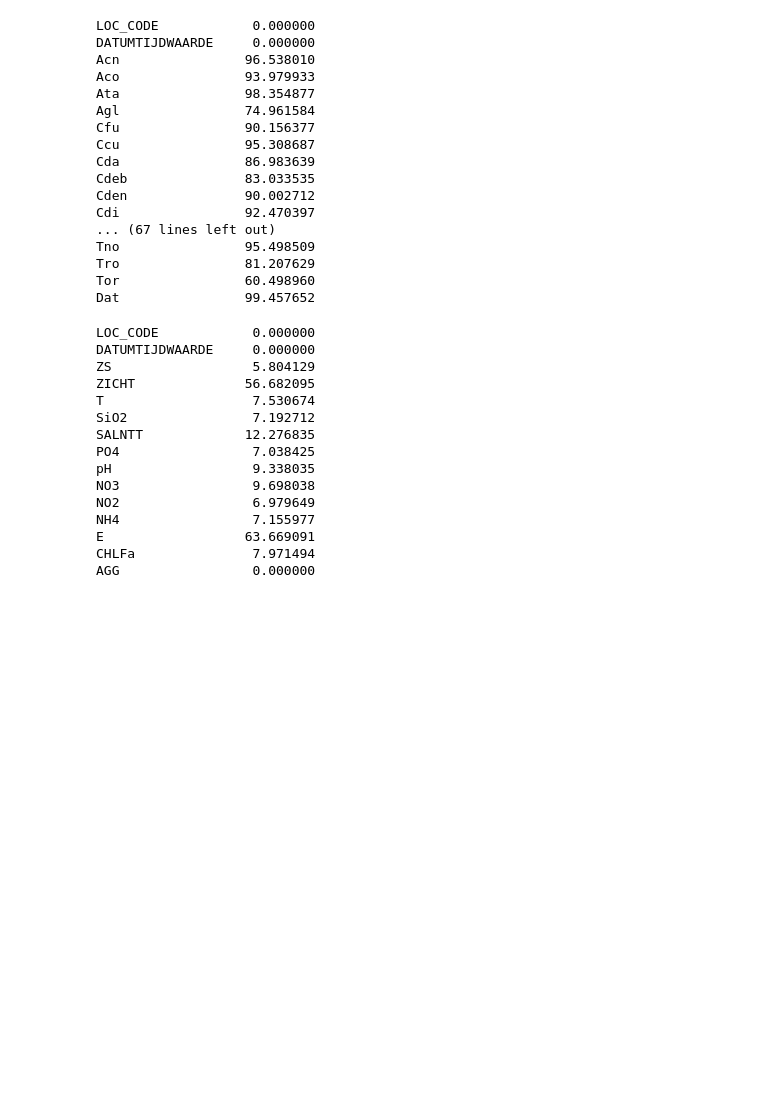
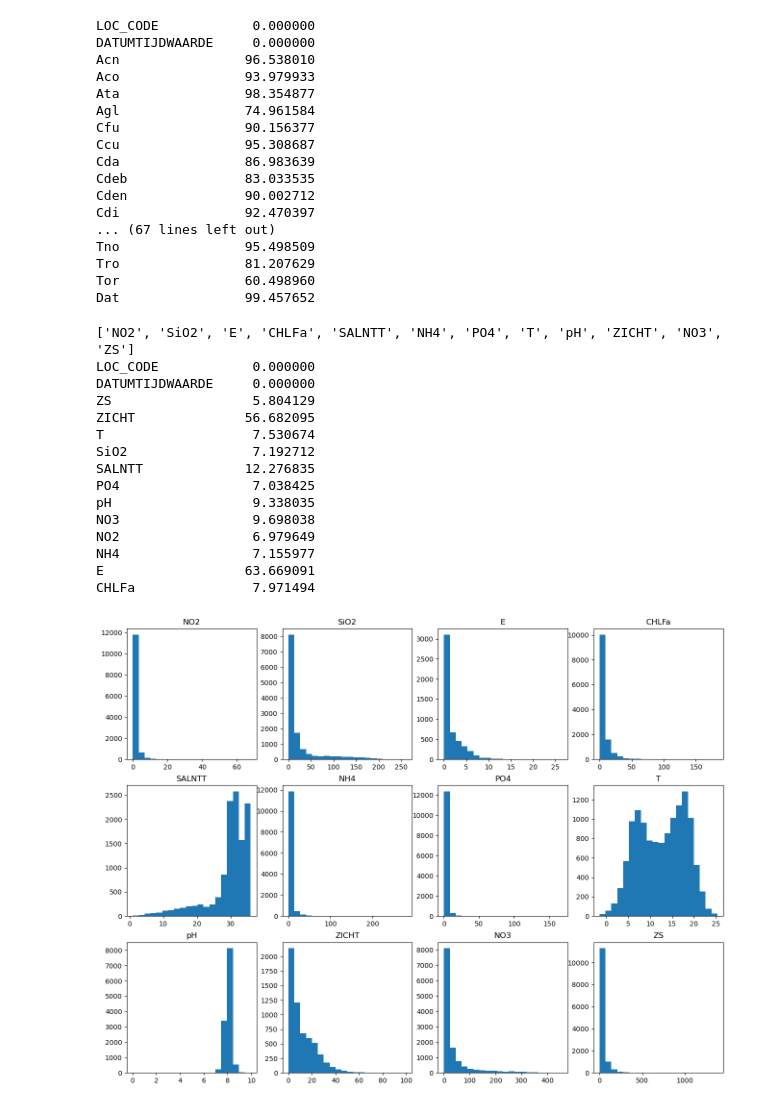
Before and after one commit to JinseiSteven/Phytoplankton-Prediction-Project, a Jupyter notebook: scripts/clustering.ipynb, the cells around one changed output. Cells and saved outputs as stored; diff of their text form; code cells hidden in the pictures; blank space fills up the shorter version.

```diff
--- a/scripts/clustering.ipynb
+++ b/scripts/clustering.ipynb
@@ -22,6 +25,8 @@ biotic_df.head()
 5 rows × 83 columns
 # %%
 abiotic_df = pd.read_excel('../data/ABIO.xlsx', sheet_name='ABIO_AGGREGATED')
+abiotic_df = abiotic_df.drop("AGG", axis=1)
+abiotic_columns = abiotic_df.columns
 abiotic_df.head()
 # %% [output]
 |  | LOC_CODE | DATUMTIJDWAARDE | ZS | ZICHT | T | SiO2 | SALNTT | PO4 | pH | NO3 | ... |
@@ -33,3 +41,21 @@ abiotic_df.head()
+# %%
+location_time_set = {"LOC_CODE", "DATUMTIJDWAARDE"}
+
+def plot_data_distributions(input, columns=[], subplotsize=(4, 4), colcount=4, bins=10):
+
+    if len(columns) == 0:
+        columns = list(set(input.columns) - location_time_set)
+
+    print(columns)
+
+    rowcount = int(math.ceil(len(columns) / colcount))
+
+    fig, ax = plt.subplots(rowcount, colcount,
+                           figsize=(subplotsize[1] * colcount, subplotsize[0] * rowcount))
+
+    for i, column in enumerate(columns):
+        ax[i // colcount][i % colcount].hist(input[column], bins=bins)
+        ax[i // colcount][i % colcount].set_title(column)
 # %% [markdown]
 ---
 # %%
@@ -85,20 +109,23 @@ Dat                99.457652
 # %%
 percent_missing = abiotic_df.isnull().sum() * 100 / len(abiotic_df)
 
+plot_data_distributions(abiotic_df, bins=20)
+
 print(percent_missing.to_string())
 # %% [output]
+['NO2', 'SiO2', 'E', 'CHLFa', 'SALNTT', 'NH4', 'PO4', 'T', 'pH', 'ZICHT', 'NO3', 'ZS']
 LOC_CODE            0.000000
 DATUMTIJDWAARDE     0.000000
 ZS                  5.804129
 ZICHT              56.682095
 T                   7.530674
 SiO2                7.192712
 SALNTT             12.276835
 PO4                 7.038425
 pH                  9.338035
 NO3                 9.698038
 NO2                 6.979649
 NH4                 7.155977
 E                  63.669091
 CHLFa               7.971494
-AGG                 0.000000
+[figure, added]
```
Also changed, not shown: parts of 12 cells of this notebook, 1 other file.
